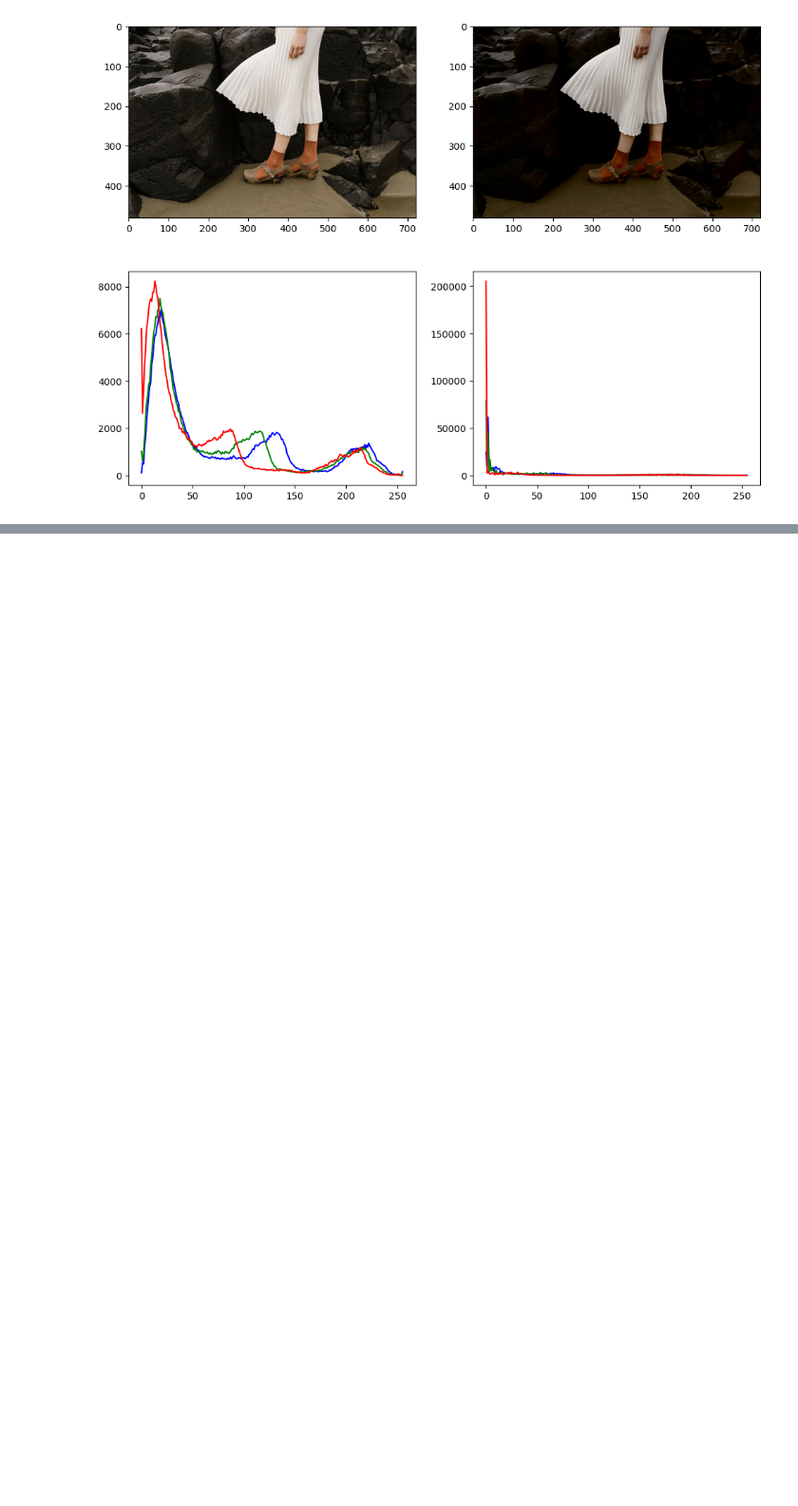
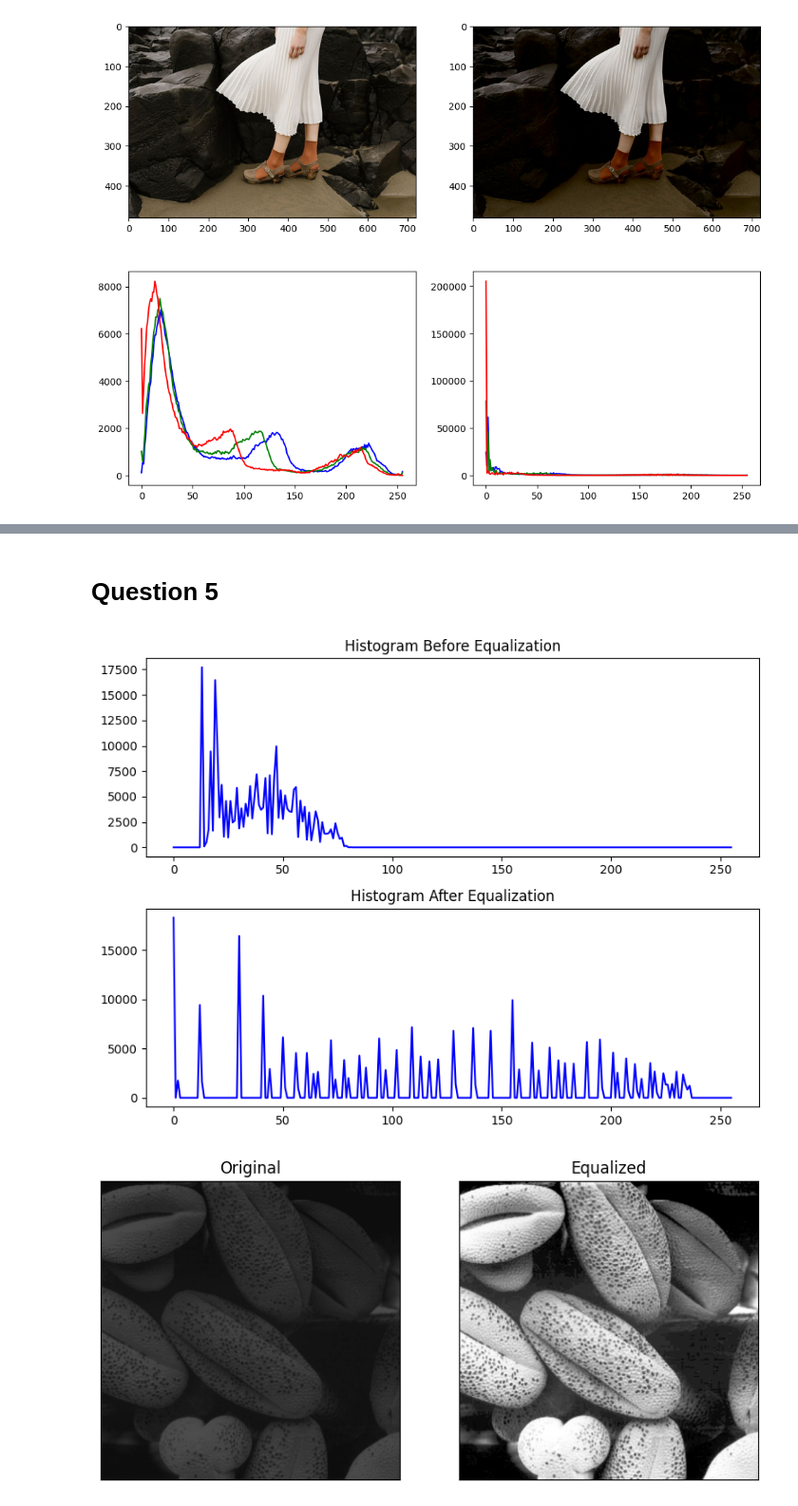
Before and after one commit to kannangaranv/EN3160_Image_Processing_and_Machine_Vision, a Jupyter notebook: assignment.ipynb, the cells around one changed output, grey strips where cells are left out. Shown at 95% size. Drawn from its saved outputs; the diff is of its cells as text; code cells hidden in the pictures; blank space fills up the shorter version.

```diff
--- a/assignment.ipynb
+++ b/assignment.ipynb
@@ -134,0 +193,66 @@ plt.show()
+# %% [markdown]
+# Question 5
+# %%
+import cv2 as cv
+import numpy as np
+import matplotlib.pyplot as plt
+from collections import Counter
+
+# Load the image
+image = cv.imread(r'C:\Users\nuwan\Downloads\shells.tif')
+gray_image = cv.cvtColor(image, cv.COLOR_BGR2GRAY)
+
+def histogram_equalization(image):
+    def calculate_histogram(image):
+        histogram = Counter(image.flatten())
+        return histogram
+
+    def calculate_cdf(histogram):
+        cdf = dict()
+        cum_sum = 0
+        for intensity, freq in sorted(histogram.items()):
+            cum_sum += freq
+            cdf[intensity] = cum_sum
+        return cdf
+
+    def normalize_cdf(cdf, image):
+        cdf_min = min(cdf.values())
+        normalized_cdf = {k: ((v-cdf_min)/(image.size-1))*255 for k, v in cdf.items()}
+        return normalized_cdf
+
+    histogram = calculate_histogram(image)
+    cdf = calculate_cdf(histogram)
+    normalized_cdf = normalize_cdf(cdf, image)
+    equalized_image = np.array([[normalized_cdf[pixel] for pixel in row] for row in image])
+    return equalized_image
+
+
+equalized_image = histogram_equalization(gray_image)
+
+hist_original, _ = np.histogram(gray_image.flatten(), bins=256, range=[0, 256])
+hist_equalized, _ = np.histogram(equalized_image.flatten(), bins=256, range=[0, 256])
+
+# Display histograms
+plt.figure(figsize=(8, 6))
+plt.subplot(2, 1, 1)
+plt.plot(hist_original, color='blue')
+plt.title("Histogram Before Equalization")
+
+plt.subplot(2, 1, 2)
+plt.plot(hist_equalized, color='blue')
+plt.title("Histogram After Equalization")
+
+plt.tight_layout()
+plt.show()
+
+fig, axes = plt.subplots(1, 2, sharex='all', sharey='all', figsize=(9, 9))
+axes[0].imshow(image, cmap="gray")
+axes[0].set_title('Original')
+axes[0].set_xticks([]), axes[0].set_yticks([])
+axes[1].imshow(equalized_image, cmap="gray")
+axes[1].set_title('Equalized')
+axes[1].set_xticks([]), axes[1].set_yticks([])
+plt.show()
+# %% [output]
+[figure, added]
+[figure, added]
```
Also changed, not shown: parts of 5 cells of this notebook, 2 other files.
